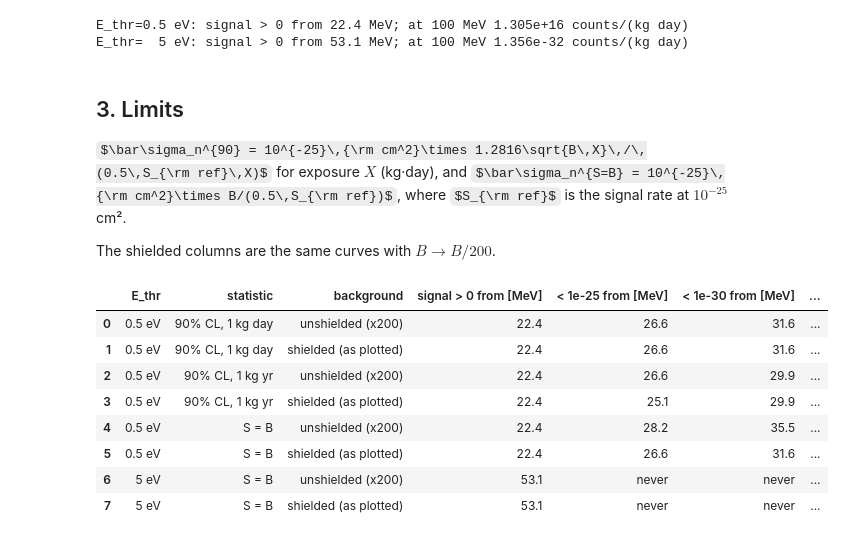
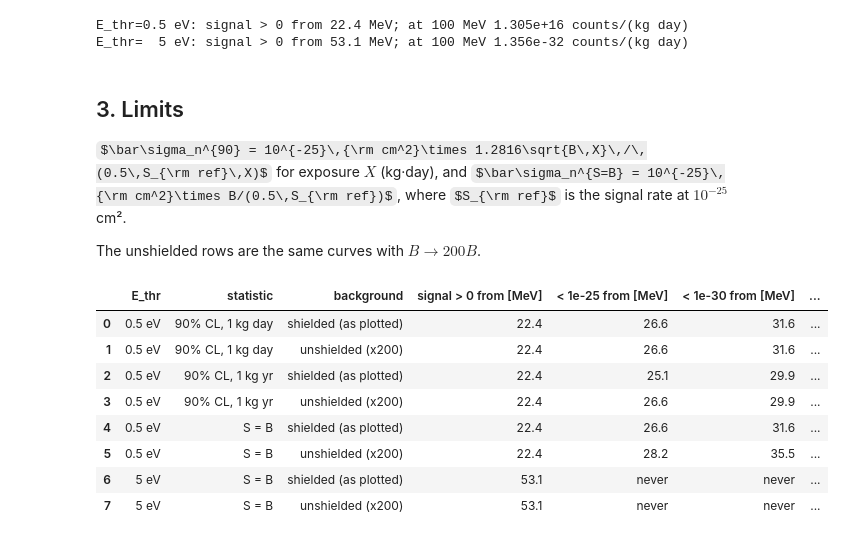
Before and after one commit to WashU-Astroparticle-Lab/qpd_potential, a Jupyter notebook: notebooks/ge_substrate_dm_limit.ipynb, the cells around one changed output. Saved outputs shown, nothing was run; the diff lists cells and outputs as text; code cells hidden in the pictures; some formulas as TeX source.

```diff
--- a/notebooks/ge_substrate_dm_limit.ipynb
+++ b/notebooks/ge_substrate_dm_limit.ipynb
@@ -115,39 +115,39 @@ E_thr=  5 eV: signal > 0 from 53.1 MeV; at 100 MeV 1.356e-32 counts/(kg day)
 
 $\bar\sigma_n^{90} = 10^{-25}\,{\rm cm^2}\times 1.2816\sqrt{B\,X}\,/\,(0.5\,S_{\rm ref}\,X)$ for exposure $X$ (kg·day), and $\bar\sigma_n^{S=B} = 10^{-25}\,{\rm cm^2}\times B/(0.5\,S_{\rm ref})$, where $S_{\rm ref}$ is the signal rate at $10^{-25}$ cm².
 
-The shielded columns are the same curves with $B \to B/200$.
+The unshielded rows are the same curves with $B \to 200B$.
 # %%
 m = s05[:, 0]
 curves = {
     ('0.5 eV', '90% CL, 1 kg day'): s05[:, 1], ('0.5 eV', '90% CL, 1 kg yr'): s05[:, 2],
     ('0.5 eV', 'S = B'): s05[:, 3], ('5 eV', 'S = B'): s5[:, 1],
 }
 shield = {'90% CL, 1 kg day': np.sqrt(200), '90% CL, 1 kg yr': np.sqrt(200), 'S = B': 200}
 
 def first_below(s, t):
     return f'{m[s < t].min():.1f}' if (s < t).any() else 'never'
 
 rows = []
 for (thr, stat), s in curves.items():
-    for bg, f in (('unshielded (x200)', 1), ('shielded (as plotted)', shield[stat])):
-        sv = s / f
+    for bg, f in (('shielded (as plotted)', 1), ('unshielded (x200)', shield[stat])):
+        sv = s * f
         rows.append({'E_thr': thr, 'statistic': stat, 'background': bg,
                      'signal > 0 from [MeV]': f'{m[np.isfinite(sv)].min():.1f}',
                      '< 1e-25 from [MeV]': first_below(sv, 1e-25), '< 1e-30 from [MeV]': first_below(sv, 1e-30),
                      **{f'sigma @ {mm} MeV': sv[np.argmin(abs(m - mm))] for mm in (30, 50, 100)}})
 tab = pd.DataFrame(rows)
 pd.set_option('display.float_format', '{:.2e}'.format)
 tab
 # %% [output]
 |  | E_thr | statistic | background | signal > 0 from [MeV] | < 1e-25 from [MeV] | < 1e-30 from [MeV] | ... |
-| 0 | 0.5 eV | 90% CL, 1 kg day | unshielded (x200) | 22.4 | 26.6 | 31.6 | ... |
-| 1 | 0.5 eV | 90% CL, 1 kg day | shielded (as plotted) | 22.4 | 26.6 | 31.6 | ... |
-| 2 | 0.5 eV | 90% CL, 1 kg yr | unshielded (x200) | 22.4 | 26.6 | 29.9 | ... |
-| 3 | 0.5 eV | 90% CL, 1 kg yr | shielded (as plotted) | 22.4 | 25.1 | 29.9 | ... |
-| 4 | 0.5 eV | S = B | unshielded (x200) | 22.4 | 28.2 | 35.5 | ... |
-| 5 | 0.5 eV | S = B | shielded (as plotted) | 22.4 | 26.6 | 31.6 | ... |
-| 6 | 5 eV | S = B | unshielded (x200) | 53.1 | never | never | ... |
-| 7 | 5 eV | S = B | shielded (as plotted) | 53.1 | never | never | ... |
+| 0 | 0.5 eV | 90% CL, 1 kg day | shielded (as plotted) | 22.4 | 26.6 | 31.6 | ... |
+| 1 | 0.5 eV | 90% CL, 1 kg day | unshielded (x200) | 22.4 | 26.6 | 31.6 | ... |
+| 2 | 0.5 eV | 90% CL, 1 kg yr | shielded (as plotted) | 22.4 | 25.1 | 29.9 | ... |
+| 3 | 0.5 eV | 90% CL, 1 kg yr | unshielded (x200) | 22.4 | 26.6 | 29.9 | ... |
+| 4 | 0.5 eV | S = B | shielded (as plotted) | 22.4 | 26.6 | 31.6 | ... |
+| 5 | 0.5 eV | S = B | unshielded (x200) | 22.4 | 28.2 | 35.5 | ... |
+| 6 | 5 eV | S = B | shielded (as plotted) | 53.1 | never | never | ... |
+| 7 | 5 eV | S = B | unshielded (x200) | 53.1 | never | never | ... |
 # %%
 qd = os.path.join(D, 'qpd_reference')
 nr, nr3 = (np.loadtxt(os.path.join(qd, f), comments='#', delimiter=',') for f in ('nrhm_rate_per_ng_split.csv', 'nrhm_rate_per_ng_3meV.csv'))
```
Also changed, not shown: parts of 8 cells of this notebook, 11 other files.
